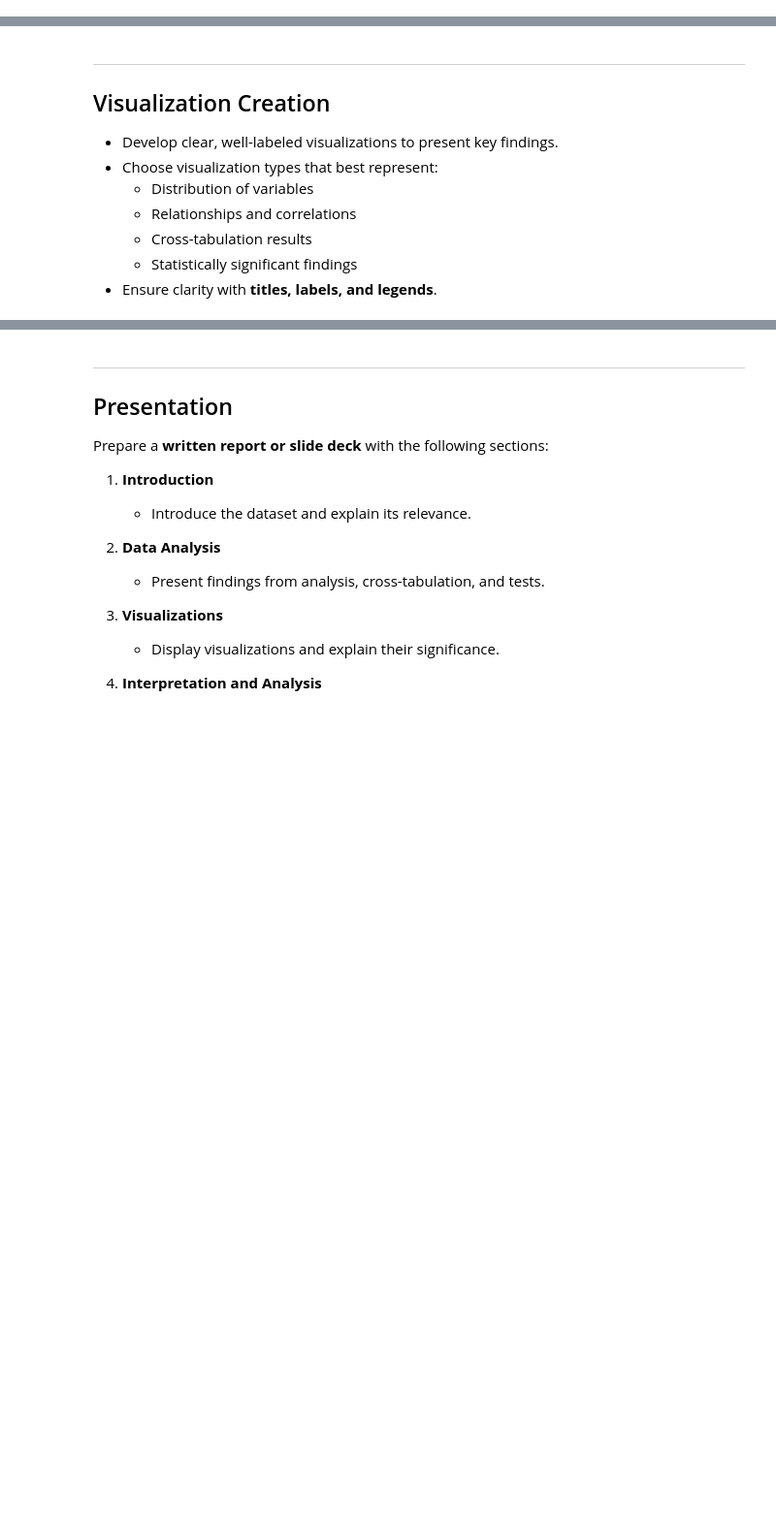
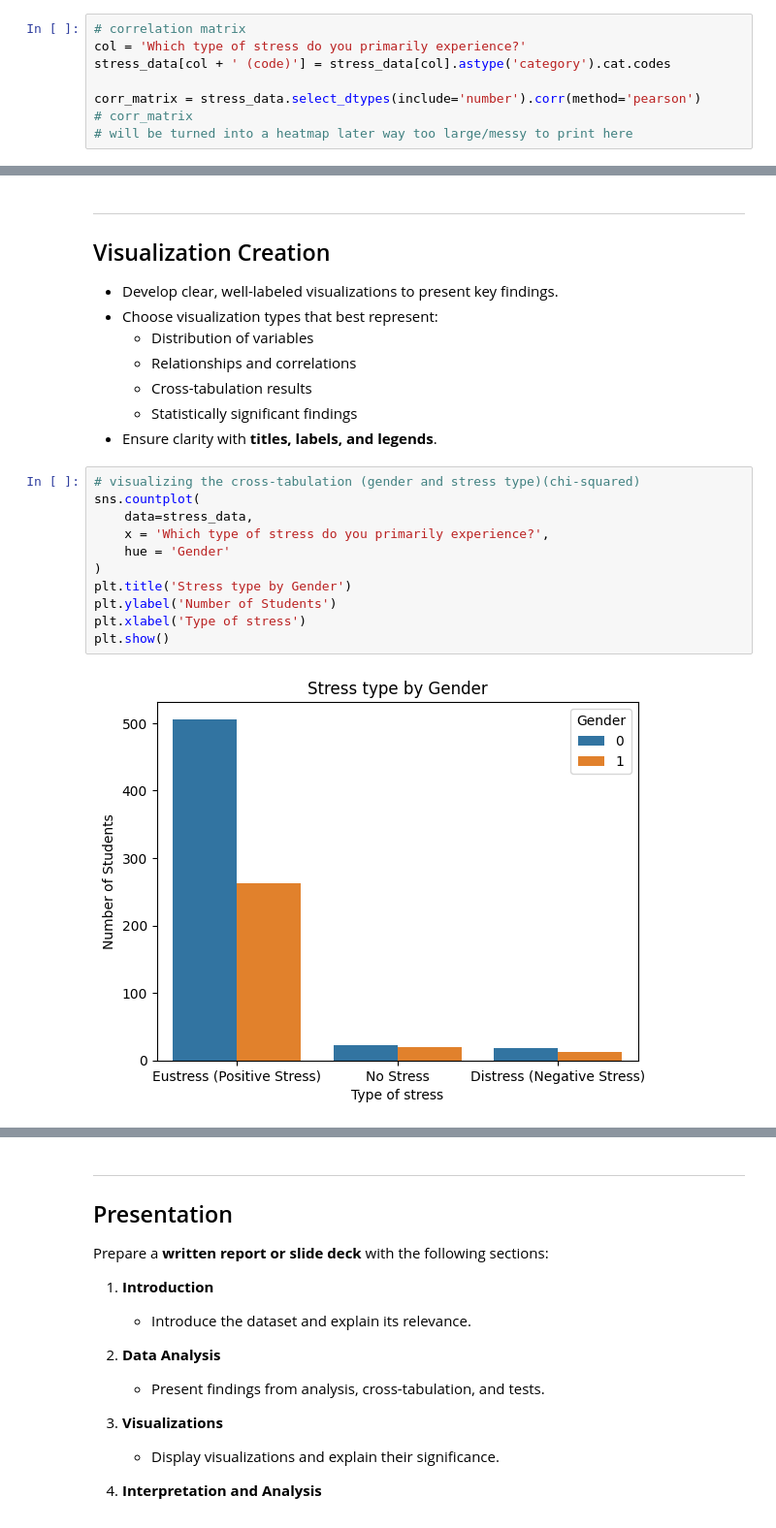
Before and after one commit to WillDBM/DATA102---Student-Stress-Group-Project, a Jupyter notebook: Dataset_2/A3.2 Notebook.ipynb, the cells around one changed output, grey strips where cells are left out. Shown at 97% size. Cells and saved outputs as stored; diff of their text form; blank space fills up the shorter version.

```diff
--- a/Dataset_2/A3.2 Notebook.ipynb
+++ b/Dataset_2/A3.2 Notebook.ipynb
@@ -61,3 +96,11 @@ stress_data.describe()
+# %%
+# correlation matrix
+col = 'Which type of stress do you primarily experience?'
+stress_data[col + ' (code)'] = stress_data[col].astype('category').cat.codes
+
+corr_matrix = stress_data.select_dtypes(include='number').corr(method='pearson')
+# corr_matrix
+# will be turned into a heatmap later way too large/messy to print here
 # %% [markdown]
 3. **Cross-Tabulation**
    - Perform cross-tabulation for categorical variables.
@@ -76,3 +165,16 @@ stress_data.describe()
   - Cross-tabulation results
   - Statistically significant findings
 - Ensure clarity with **titles, labels, and legends**.
+# %%
+# visualizing the cross-tabulation (gender and stress type)(chi-squared)
+sns.countplot(
+    data=stress_data,
+    x = 'Which type of stress do you primarily experience?',
+    hue = 'Gender'
+)
+plt.title('Stress type by Gender')
+plt.ylabel('Number of Students')
+plt.xlabel('Type of stress')
+plt.show()
+# %% [output]
+[figure, added]
```
Also changed, not shown: parts of 9 cells of this notebook.
